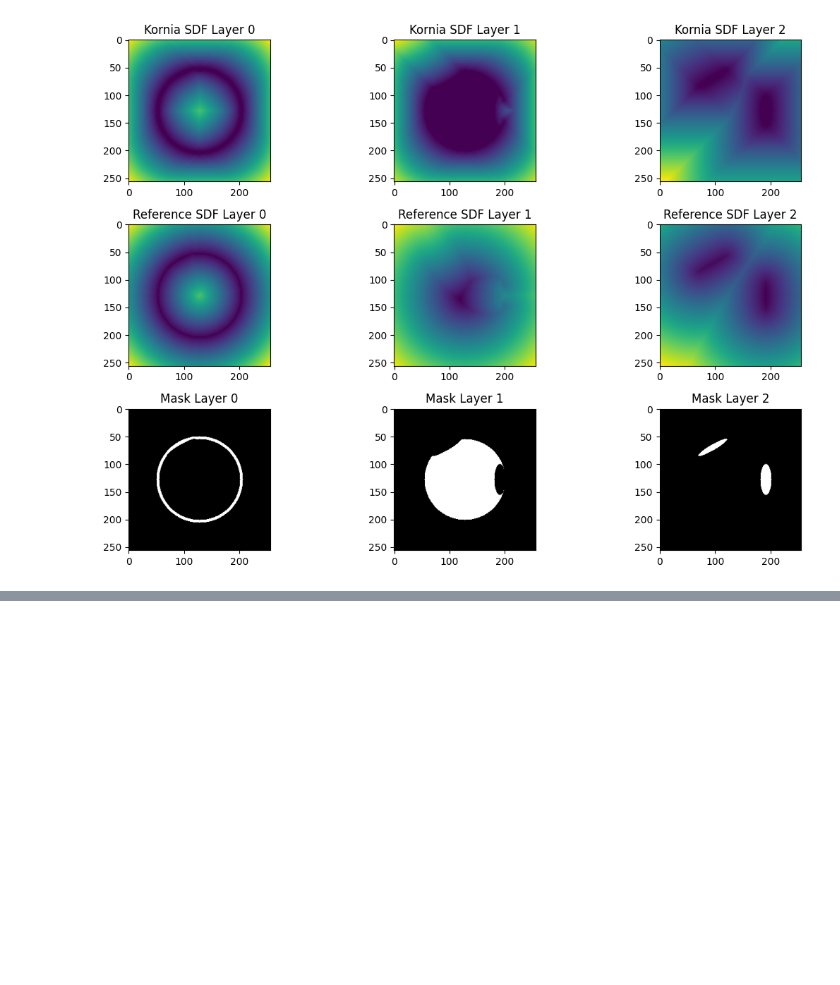
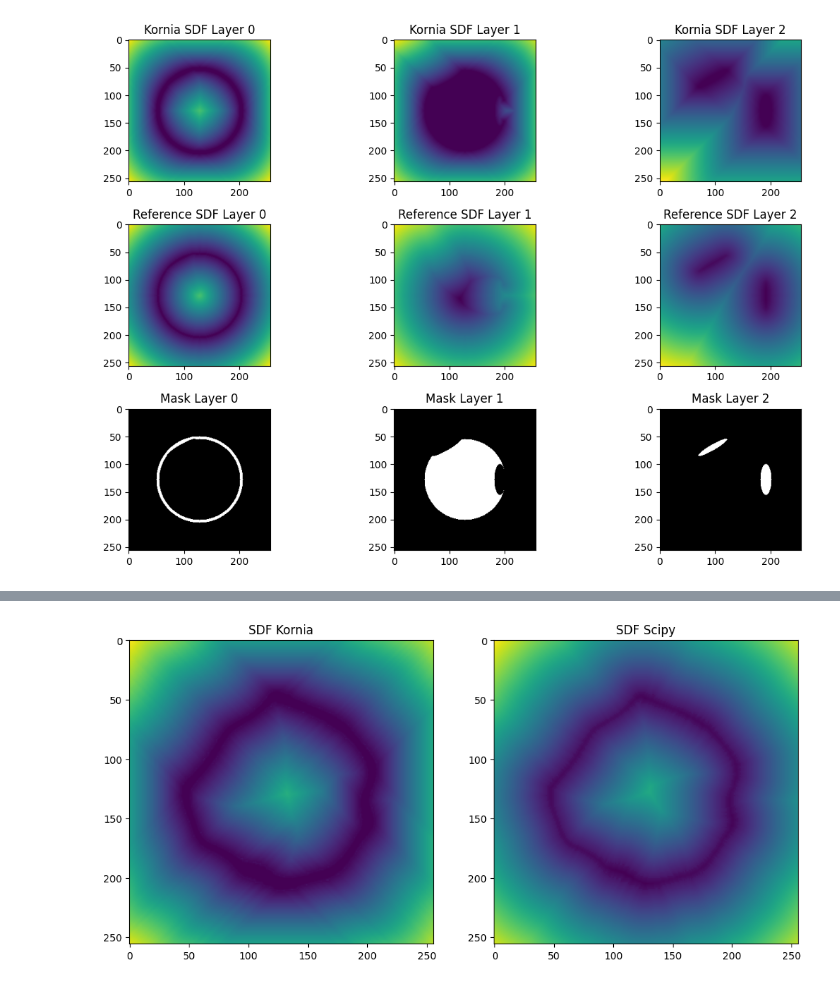
Before and after one commit to majklost/ctu-constraints, a Jupyter notebook: notebooks/ex3/losses.ipynb, the cells around one changed output, grey strips where cells are left out. Saved outputs shown, nothing was run; the diff lists cells and outputs as text; code cells hidden in the pictures; blank space fills up the shorter version.

```diff
--- a/notebooks/ex3/losses.ipynb
+++ b/notebooks/ex3/losses.ipynb
@@ -79,0 +113,12 @@ plt.tight_layout()
+# %%
+from matplotlib import pyplot as plt
+# for first image show sdf_kornia and sdf_scipy side by side
+fig, axs = plt.subplots(1, 2, figsize=(12, 6))
+axs[0].imshow(sdf_kornia[0,0],)
+axs[0].set_title('SDF Kornia')
+axs[1].imshow(sdf_scipy[0,0])
+axs[1].set_title('SDF Scipy')
+# show colorbar for both subplots
+plt.show()
+# %% [output]
+[figure, added]
```
Also changed, not shown: parts of 6 cells of this notebook, 5 other files.
